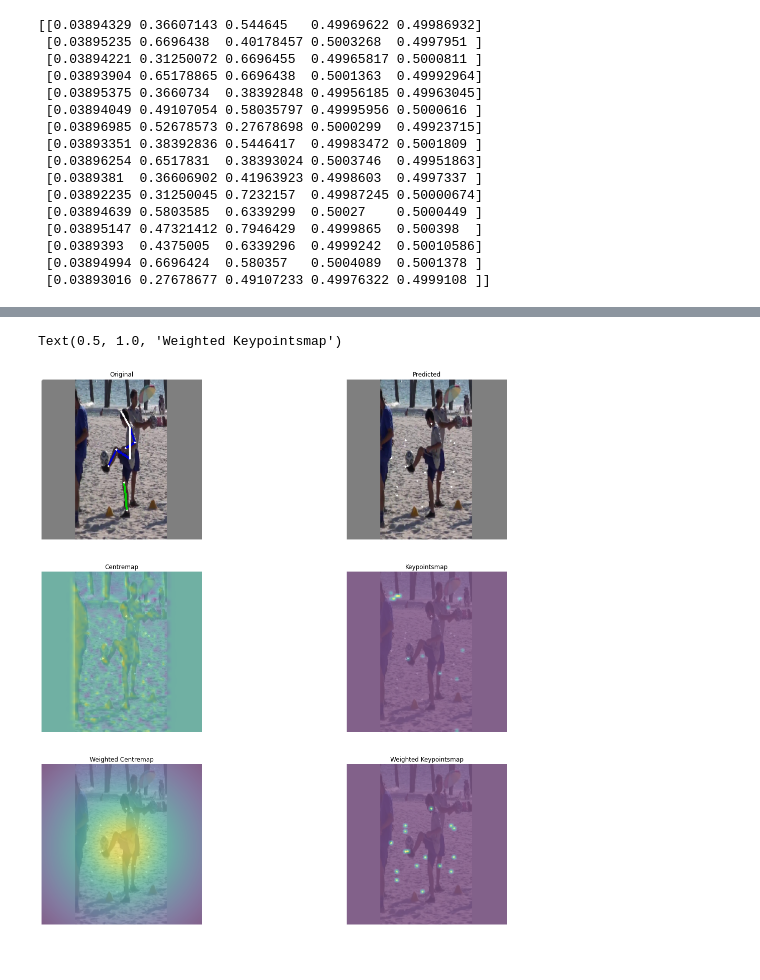
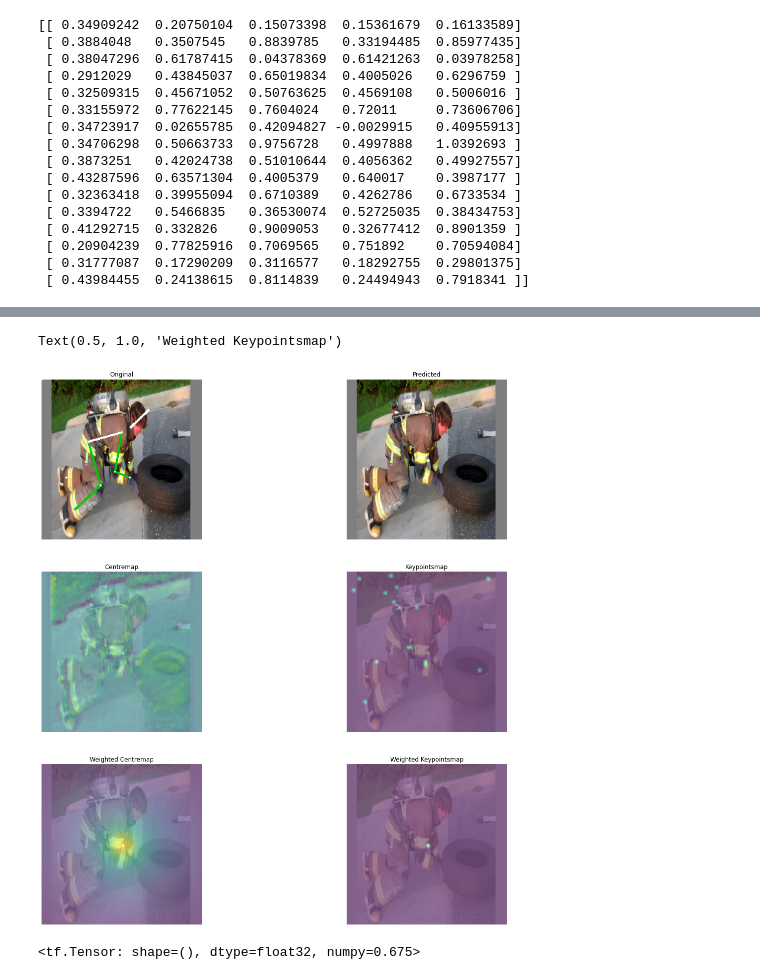
Before and after one commit to LorBordin/bodynet, a Jupyter notebook: dev_utils/architecture.ipynb, the cells around one changed output, grey strips where cells are left out. Drawn from its saved outputs; the diff is of its cells as text; code cells hidden in the pictures.

```diff
--- a/dev_utils/architecture.ipynb
+++ b/dev_utils/architecture.ipynb
@@ -30,7 +30,7 @@ print(f"[INFO] Found {len(filePaths)} TFRecords.")
 
 ds = load_TFRecords_dataset(
     filePaths=filePaths,
-    batch_size = 1,
+    batch_size = 10,
     target_size = INPUT_SHAPE[:2],
     grid_dim = GRID_SIZE,
     augmentations = [],
@@ -45,7 +45,7 @@ model = MoveNet(
     input_shape = INPUT_SHAPE,
     strides = STRIDES,
     num_joints = NUM_KPTS,
-    alpha = .25,
+    alpha = .5,
     use_depthwise = True,
     debug=True
     )
@@ -65,25 +85,26 @@ for img, (y1, y2) in ds.take(1):
 
 print(kpts)
 # %% [output]
-[[0.03894329 0.36607143 0.544645   0.49969622 0.49986932]
- [0.03895235 0.6696438  0.40178457 0.5003268  0.4997951 ]
- [0.03894221 0.31250072 0.6696455  0.49965817 0.5000811 ]
- [0.03893904 0.65178865 0.6696438  0.5001363  0.49992964]
- [0.03895375 0.3660734  0.38392848 0.49956185 0.49963045]
- [0.03894049 0.49107054 0.58035797 0.49995956 0.5000616 ]
- [0.03896985 0.52678573 0.27678698 0.5000299  0.49923715]
- [0.03893351 0.38392836 0.5446417  0.49983472 0.5001809 ]
- [0.03896254 0.6517831  0.38393024 0.5003746  0.49951863]
- [0.0389381  0.36606902 0.41963923 0.4998603  0.4997337 ]
- [0.03892235 0.31250045 0.7232157  0.49987245 0.50000674]
- [0.03894639 0.5803585  0.6339299  0.50027    0.5000449 ]
- [0.03895147 0.47321412 0.7946429  0.4999865  0.500398  ]
- [0.0389393  0.4375005  0.6339296  0.4999242  0.50010586]
- [0.03894994 0.6696424  0.580357   0.5004089  0.5001378 ]
- [0.03893016 0.27678677 0.49107233 0.49976322 0.4999108 ]]
+[[ 0.34909242  0.20750104  0.15073398  0.15361679  0.16133589]
+ [ 0.3884048   0.3507545   0.8839785   0.33194485  0.85977435]
+ [ 0.38047296  0.61787415  0.04378369  0.61421263  0.03978258]
+ [ 0.2912029   0.43845037  0.65019834  0.4005026   0.6296759 ]
+ [ 0.32509315  0.45671052  0.50763625  0.4569108   0.5006016 ]
+ [ 0.33155972  0.77622145  0.7604024   0.72011     0.73606706]
+ [ 0.34723917  0.02655785  0.42094827 -0.0029915   0.40955913]
+ [ 0.34706298  0.50663733  0.9756728   0.4997888   1.0392693 ]
+ [ 0.3873251   0.42024738  0.51010644  0.4056362   0.49927557]
+ [ 0.43287596  0.63571304  0.4005379   0.640017    0.3987177 ]
+ [ 0.32363418  0.39955094  0.6710389   0.4262786   0.6733534 ]
+ [ 0.3394722   0.5466835   0.36530074  0.52725035  0.38434753]
+ [ 0.41292715  0.332826    0.9009053   0.32677412  0.8901359 ]
+ [ 0.20904239  0.77825916  0.7069565   0.751892    0.70594084]
+ [ 0.31777087  0.17290209  0.3116577   0.18292755  0.29801375]
+ [ 0.43984455  0.24138615  0.8114839   0.24494943  0.7918341 ]]
 # %%
 
-i=0
+i=1
+
 pred_img = ((img[i].numpy() + 1) * 127.5).astype('uint8').copy()
 true_img = ((img[i].numpy() + 1) * 127.5).astype('uint8').copy()
 
@@ -150,2 +171,2 @@ axs[2,1].set_title("Weighted Keypointsmap")
 Text(0.5, 1.0, 'Weighted Keypointsmap')
-[figure, old version]
+[figure, new version]
@@ -151,0 +175,4 @@ Text(0.5, 1.0, 'Weighted Keypointsmap')
+# %%
+Accuracy(y1, x)
+# %% [output]
+<tf.Tensor: shape=(), dtype=float32, numpy=0.675>
```
Also changed, not shown: parts of 5 cells of this notebook, 2 other files.
